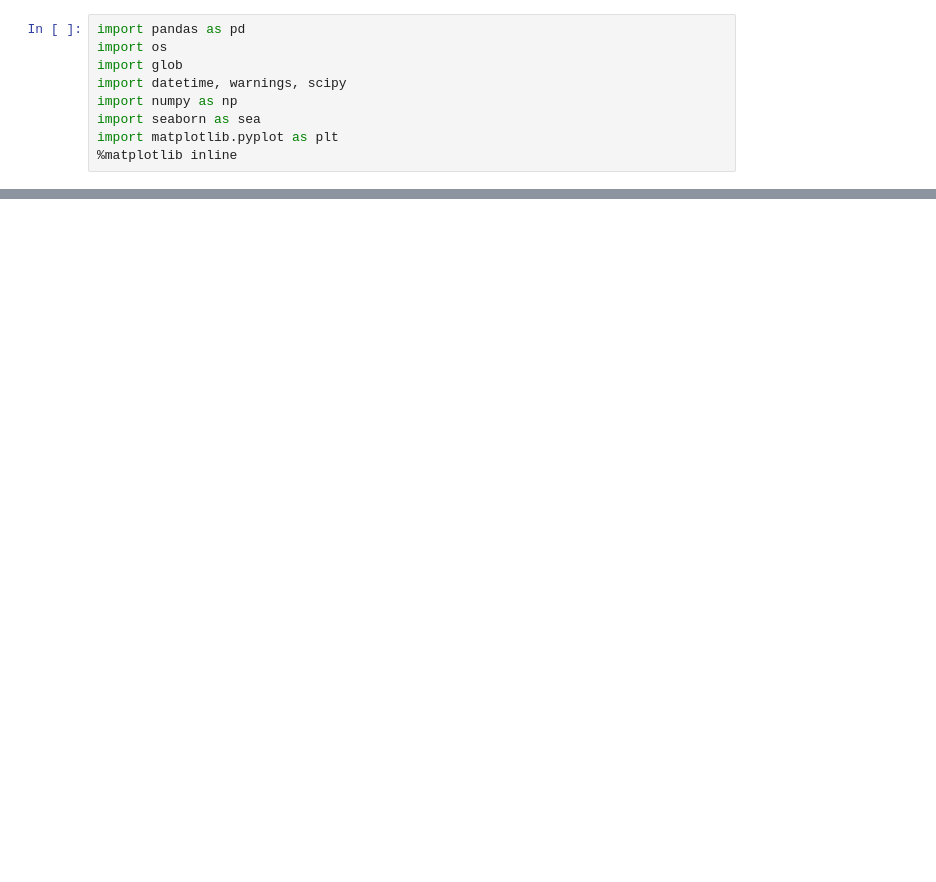
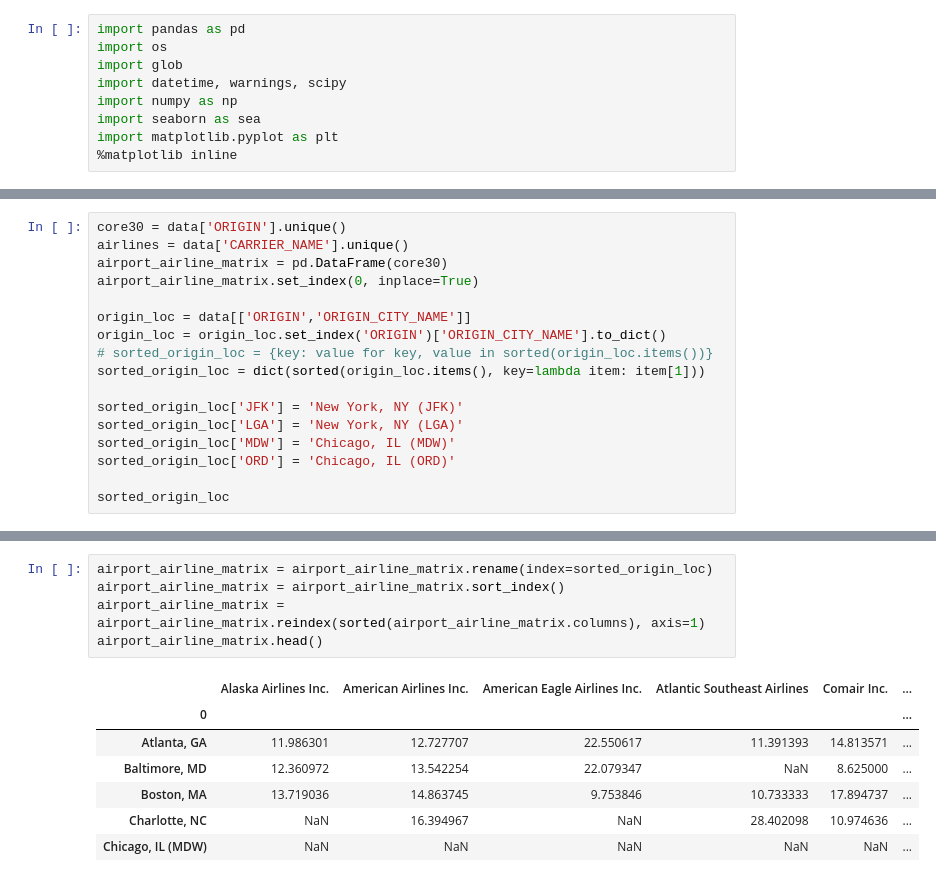
Before and after one commit to xiomarag/DataMining380L, a Jupyter notebook: origin_airport_impact_delay.ipynb, the cells around one changed output, grey strips where cells are left out. Drawn from its saved outputs; the diff is of its cells as text; blank space fills up the shorter version.

```diff
--- a/origin_airport_impact_delay.ipynb
+++ b/origin_airport_impact_delay.ipynb
@@ -20,0 +22,17 @@ data.head()
+# %%
+core30 = data['ORIGIN'].unique()
+airlines = data['CARRIER_NAME'].unique()
+airport_airline_matrix = pd.DataFrame(core30)
+airport_airline_matrix.set_index(0, inplace=True)
+
+origin_loc = data[['ORIGIN','ORIGIN_CITY_NAME']]
+origin_loc = origin_loc.set_index('ORIGIN')['ORIGIN_CITY_NAME'].to_dict()
+# sorted_origin_loc = {key: value for key, value in sorted(origin_loc.items())}
+sorted_origin_loc = dict(sorted(origin_loc.items(), key=lambda item: item[1]))
+
+sorted_origin_loc['JFK'] = 'New York, NY (JFK)'
+sorted_origin_loc['LGA'] = 'New York, NY (LGA)'
+sorted_origin_loc['MDW'] = 'Chicago, IL (MDW)'
+sorted_origin_loc['ORD'] = 'Chicago, IL (ORD)'
+
+sorted_origin_loc
@@ -52 +75,14 @@ for a in airlines:
+# %%
+airport_airline_matrix = airport_airline_matrix.rename(index=sorted_origin_loc)
+airport_airline_matrix = airport_airline_matrix.sort_index()
+airport_airline_matrix = airport_airline_matrix.reindex(sorted(airport_airline_matrix.columns), axis=1)
+airport_airline_matrix.head()
+# %% [output]
+|  | Alaska Airlines Inc. | American Airlines Inc. | American Eagle Airlines Inc. | Atlantic Southeast Airlines | Comair Inc. | ... |
+| 0 |  |  |  |  |  | ... |
+| Atlanta, GA | 11.986301 | 12.727707 | 22.550617 | 11.391393 | 14.813571 | ... |
+| Baltimore, MD | 12.360972 | 13.542254 | 22.079347 | NaN | 8.625000 | ... |
+| Boston, MA | 13.719036 | 14.863745 | 9.753846 | 10.733333 | 17.894737 | ... |
+| Charlotte, NC | NaN | 16.394967 | NaN | 28.402098 | 10.974636 | ... |
+| Chicago, IL (MDW) | NaN | NaN | NaN | NaN | NaN | ... |
 # %%
```
Also changed, not shown: parts of 7 cells of this notebook, 5 other files.
